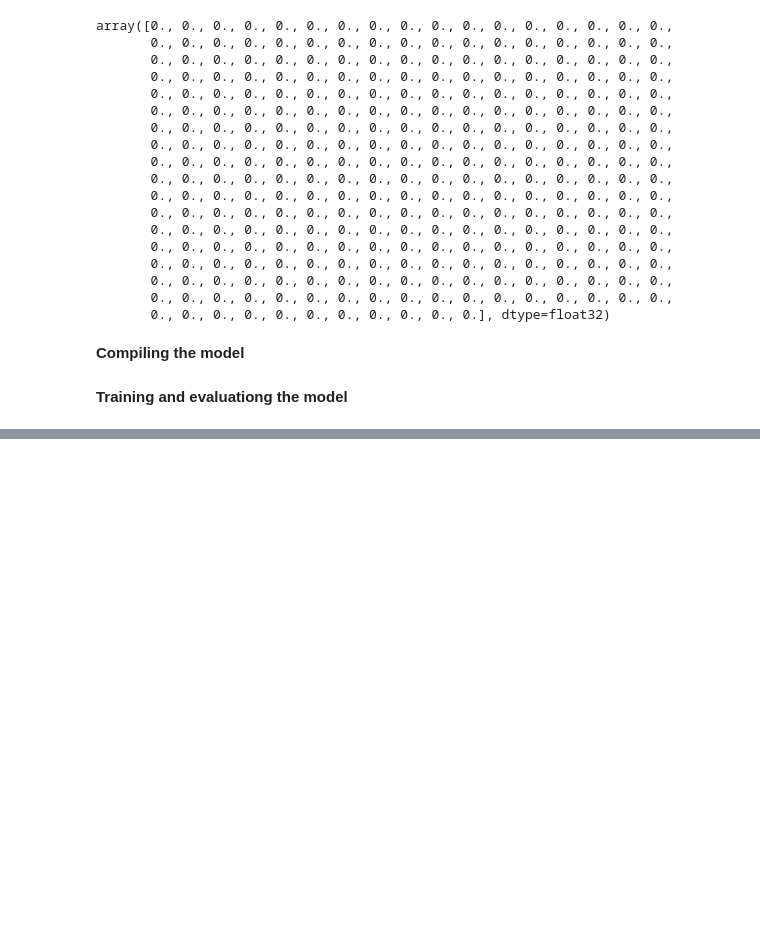
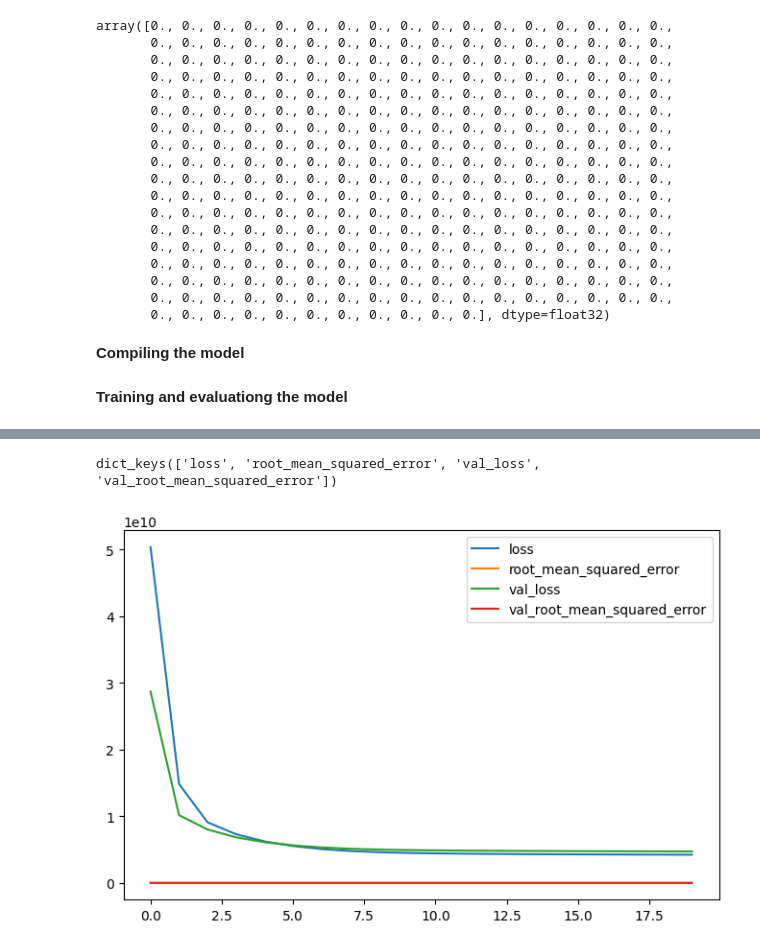
Before and after one commit to Usermer/deep-learning-universe, a Jupyter notebook: 02_deep_learning_with_keras_and_tensorfow.ipynb, the cells around one changed output, grey strips where cells are left out. Drawn from its saved outputs; the diff is of its cells as text; code cells hidden in the pictures; blank space fills up the shorter version.

```diff
--- a/02_deep_learning_with_keras_and_tensorfow.ipynb
+++ b/02_deep_learning_with_keras_and_tensorfow.ipynb
@@ -252,0 +262,2 @@ Epoch 30/30
+# %%
+housing=datasets.california_housing.load_data()
@@ -252,0 +267,23 @@ Epoch 30/30
+# %%
+(X_train_full,y_train_full),(X_test,y_test)=housing
+X_train,X_val,y_train,y_val=train_test_split(X_train_full,y_train_full,test_size=0.2,random_state=42)
+# %%
+norm_layer=tf.keras.layers.Normalization(input_shape=X_train.shape[1:])
+# %%
+model=tf.keras.Sequential([
+    norm_layer,
+    tf.keras.layers.Dense(50,activation="relu"),
+    tf.keras.layers.Dense(50,activation="relu"),
+    tf.keras.layers.Dense(50,activation="relu"),
+    tf.keras.layers.Dense(1)
+
+])
+optimizer=tf.keras.optimizers.Adam(learning_rate=1e-3)
+model.compile(
+    loss="mse",
+    optimizer=optimizer,
+    metrics=[tf.keras.metrics.RootMeanSquaredError]
+)
+norm_layer.adapt(X_train)
+
+history=model.fit(X_train,y_train,epochs=20,validation_data=(X_val,y_val))
@@ -252,0 +308,12 @@ Epoch 30/30
+# %%
+history.history.keys()
+# %% [output]
+dict_keys(['loss', 'root_mean_squared_error', 'val_loss', 'val_root_mean_squared_error'])
+# %%
+import matplotlib.pyplot as plt
+pd.DataFrame(history.history).plot(
+    figsize=(8,5)
+)
+plt.show()
+# %% [output]
+[figure, added]
```
Also changed, not shown: parts of 16 cells of this notebook.
